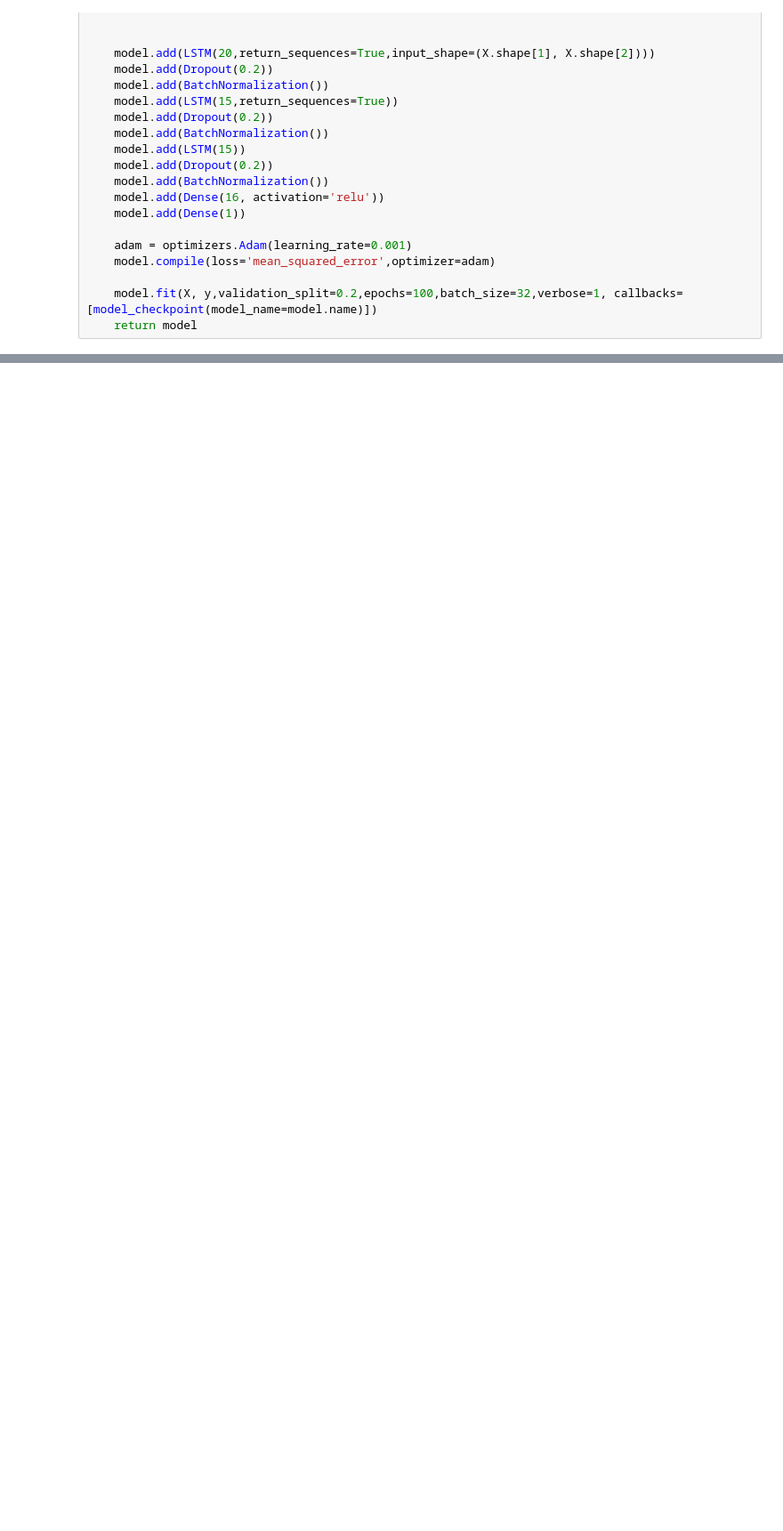
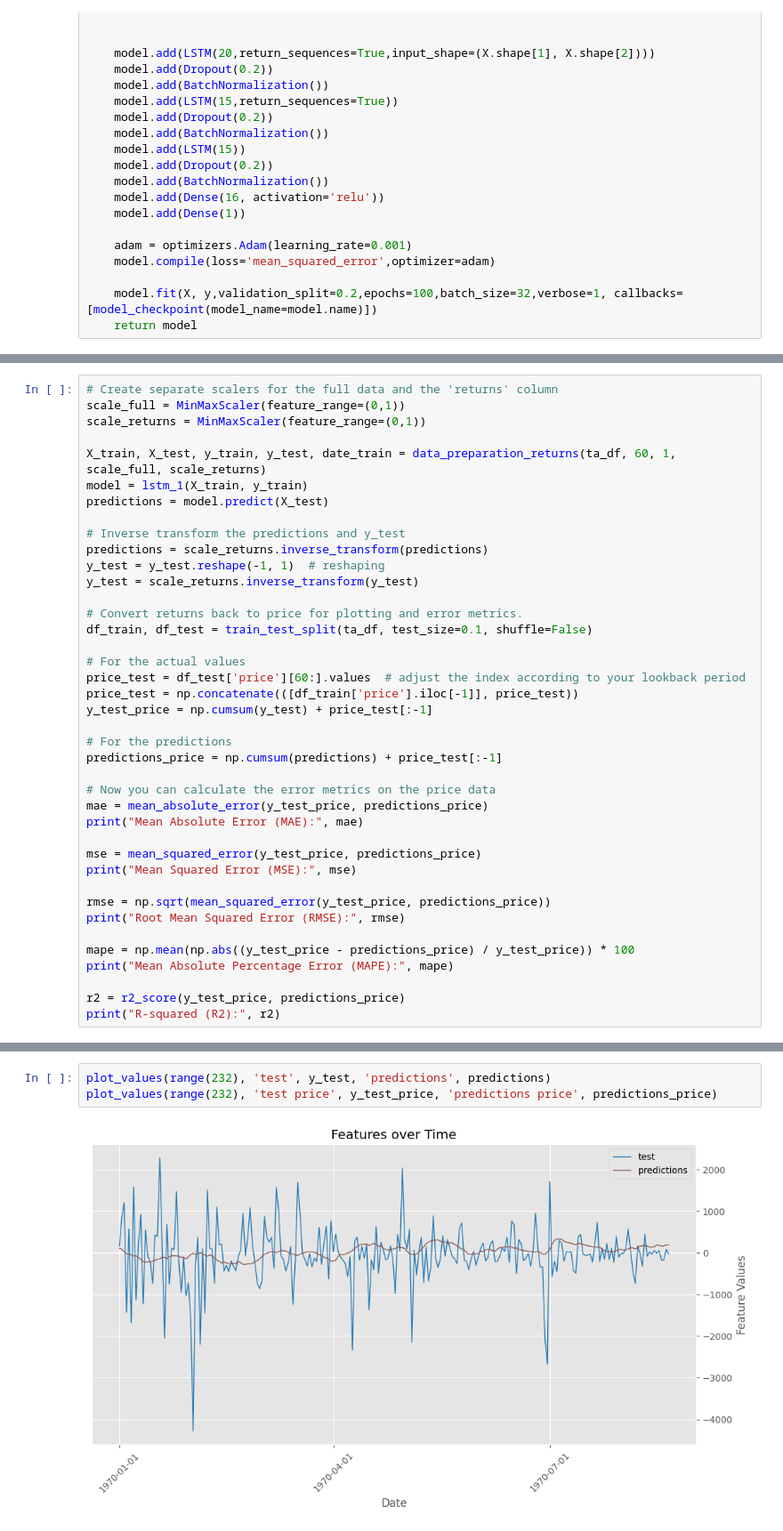
Before and after one commit to grmcom/bitcoin-price-prediction, a Jupyter notebook: src/python/baseline-model/baseline.ipynb, the cells around one changed output, grey strips where cells are left out. Shown at 89% size. Saved outputs shown, nothing was run; the diff lists cells and outputs as text; blank space fills up the shorter version.

```diff
--- a/src/python/baseline-model/baseline.ipynb
+++ b/src/python/baseline-model/baseline.ipynb
@@ -223,0 +269,40 @@ plot_values(range(232), 'test', y_test, 'predictions', predictions)
+# %%
+# Create separate scalers for the full data and the 'returns' column
+scale_full = MinMaxScaler(feature_range=(0,1))
+scale_returns = MinMaxScaler(feature_range=(0,1))
+
+X_train, X_test, y_train, y_test, date_train = data_preparation_returns(ta_df, 60, 1, scale_full, scale_returns)
+model = lstm_1(X_train, y_train)
+predictions = model.predict(X_test)
+
+# Inverse transform the predictions and y_test
+predictions = scale_returns.inverse_transform(predictions)
+y_test = y_test.reshape(-1, 1)  # reshaping
+y_test = scale_returns.inverse_transform(y_test)
+
+# Convert returns back to price for plotting and error metrics.
+df_train, df_test = train_test_split(ta_df, test_size=0.1, shuffle=False)
+
+# For the actual values
+price_test = df_test['price'][60:].values  # adjust the index according to your lookback period
+price_test = np.concatenate(([df_train['price'].iloc[-1]], price_test))
+y_test_price = np.cumsum(y_test) + price_test[:-1]
+
+# For the predictions
+predictions_price = np.cumsum(predictions) + price_test[:-1]
+
+# Now you can calculate the error metrics on the price data
+mae = mean_absolute_error(y_test_price, predictions_price)
+print("Mean Absolute Error (MAE):", mae)
+
+mse = mean_squared_error(y_test_price, predictions_price)
+print("Mean Squared Error (MSE):", mse)
+
+rmse = np.sqrt(mean_squared_error(y_test_price, predictions_price))
+print("Root Mean Squared Error (RMSE):", rmse)
+
+mape = np.mean(np.abs((y_test_price - predictions_price) / y_test_price)) * 100
+print("Mean Absolute Percentage Error (MAPE):", mape)
+
+r2 = r2_score(y_test_price, predictions_price)
+print("R-squared (R2):", r2)
@@ -223,0 +337,5 @@ plot_values(range(232), 'test', y_test, 'predictions', predictions)
+# %%
+plot_values(range(232), 'test', y_test, 'predictions', predictions)
+plot_values(range(232), 'test price', y_test_price, 'predictions price', predictions_price)
+# %% [output]
+[figure, added]
```
Also changed, not shown: parts of 8 cells of this notebook, 41 other files.
